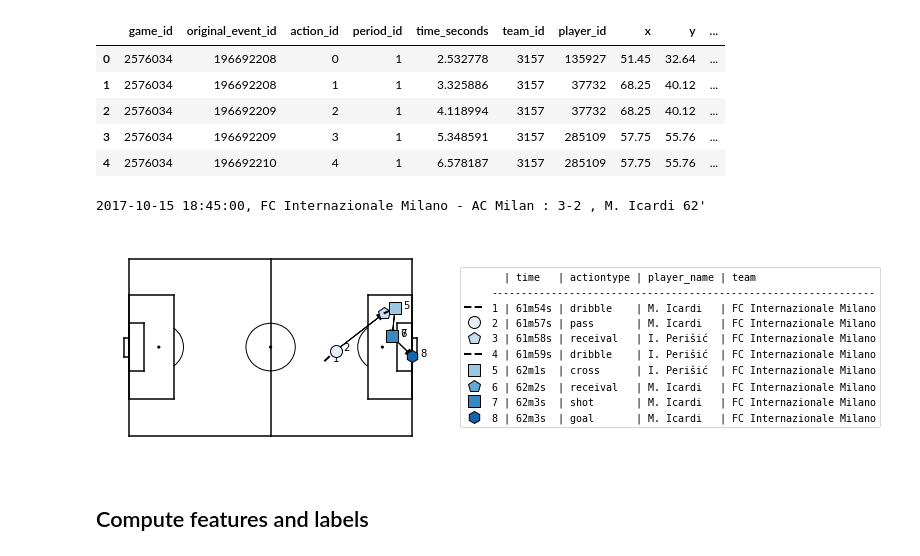
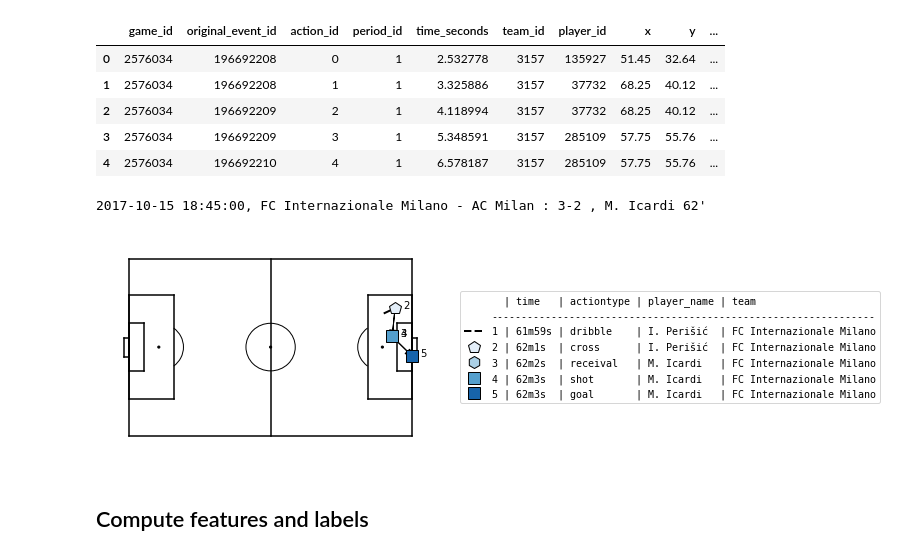
Before and after one commit to leonardoy99/Thesis_Moneyball, a Jupyter notebook: Code/Atomic_SPADL_ITA.ipynb, the cells around one changed output. Cells and saved outputs as stored; diff of their text form; code cells hidden in the pictures.

```diff
--- a/Code/Atomic_SPADL_ITA.ipynb
+++ b/Code/Atomic_SPADL_ITA.ipynb
@@ -73,6 +43,7 @@ Data columns (total 6 columns):
 dtypes: int64(2), object(4)
 memory usage: 464.0+ bytes
 # %%
+comp = ['Italy']
 selected_competitions = competitions[(competitions['country_name'] =='Italy')]
 selected_competitions
 # %% [output]
@@ -97,8 +69,0 @@ df_matches= df_matches.reset_index()
-# %%
-home_score, away_score = [],[]
-for i in range(len(df_matches)) :
-    home_id, away_id = df_matches['teamsData'][i].keys()
-    if df_matches['teamsData'][i][home_id]['side'] == 'away':
-        home_id, away_id = away_id, home_id
-    home_score.append(df_matches['teamsData'][i][home_id]['score'])
-    away_score.append(df_matches['teamsData'][i][away_id]['score'])
@@ -118,0 +70,20 @@ df_matches.head()
+# %%
+#Extrapolate the scoreline of the game
+home_score, away_score = [],[]
+for i in range(len(df_matches)) :
+    home_id, away_id = df_matches['teamsData'][i].keys()
+    if df_matches['teamsData'][i][home_id]['side'] == 'away':
+        home_id, away_id = away_id, home_id
+    if df_matches['duration'][i] !='Regular':
+        home_score.append(df_matches['teamsData'][i][home_id]['scoreET'])
+        away_score.append(df_matches['teamsData'][i][away_id]['scoreET'])
+    else:
+        home_score.append(df_matches['teamsData'][i][home_id]['score']+df_matches['teamsData'][i][home_id]['scoreET'])
+        away_score.append(df_matches['teamsData'][i][away_id]['score']+df_matches['teamsData'][i][away_id]['scoreET'])
+
+df_matches['home_score'] = home_score
+df_matches['away_score'] = away_score
+df_matches = df_matches[['seasonId','wyId','label','competitionId', 'home_score','away_score']]
+df_matches.rename(columns={'seasonId':'season_id', 'wyId':'game_id','competitionId':'competition_id'}, inplace = True)
+
+df_matches.head()
@@ -119,6 +97,9 @@ df_matches.head()
 # %%
-# Get games from all selected competitions
-games = pd.concat([
-    wyscout.games(row.competition_id, row.season_id)
-    for row in selected_competitions.itertuples()
-])
+# Get games  with goals from all selected competitions
+games = pd.concat([wyscout.games(row.competition_id, row.season_id) for row in selected_competitions.itertuples()])
+
+match_goals = pd.merge(games, df_matches, on =['game_id','competition_id','season_id'])
+match_goals.drop(['label'],axis = 1, inplace = True)
+games = match_goals
+
+games.head()
@@ -271,35 +229,35 @@ atomic_actions[:5]
 import matplotsoccer
 
 for shot in list(atomic_actions[(atomic_actions.type_name == "goal")][2:3].index):
-    a = atomic_actions[shot-7:shot+1].copy()
+    a = atomic_actions[shot-4:shot+1].copy()
 
     a["start_x"] = a.x
     a["start_y"] = a.y
     a["end_x"] = a.x + a.dx
     a["end_y"] = a.y + a.dy
 
     g = game.iloc[0]
     minute = int((a.period_id.values[0] - 1) * 45 + a.time_seconds.values[0] // 60)
     game_info = f"{g.game_date}, {g.home_team_name} - {g.away_team_name} : {g.home_score}-{g.away_score} , {a[-1:].player_name.values[0]} {minute + 1}'"
     print(game_info)
 
     def nice_time(row):
         minute = int((row.period_id-1) * 45 + row.time_seconds // 60)
         second = int(row.time_seconds % 60)
         return f"{minute}m{second}s"
 
     a["nice_time"] = a.apply(nice_time,axis=1)
     labels = a[["nice_time", "type_name", "player_name", "team_name"]]
 
     matplotsoccer.actions(
         location=a[["start_x", "start_y", "end_x", "end_y"]],
         action_type=a.type_name,
         team= a.team_name,
         label=labels,
         labeltitle=["time", "actiontype", "player_name", "team"],
         zoom=False,
         figsize=6
     )
 # %% [output]
 2017-10-15 18:45:00, FC Internazionale Milano - AC Milan : 3-2 , M. Icardi 62'
-[figure, old version]
+[figure, new version]
```
Also changed, not shown: parts of 69 cells of this notebook, 4 other files.
